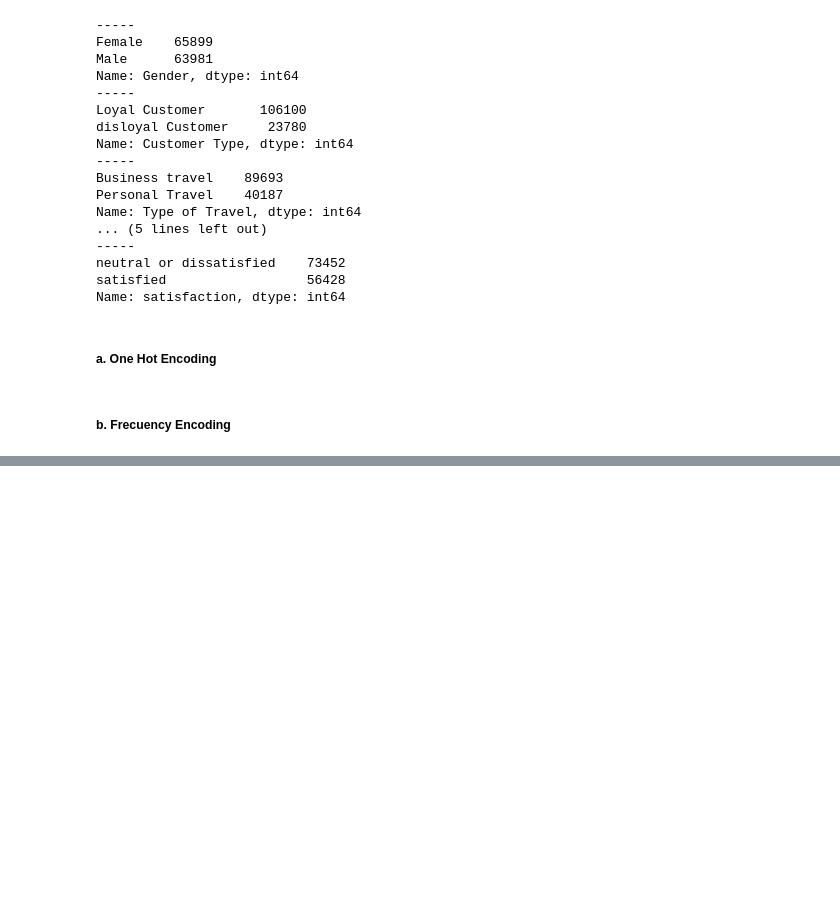
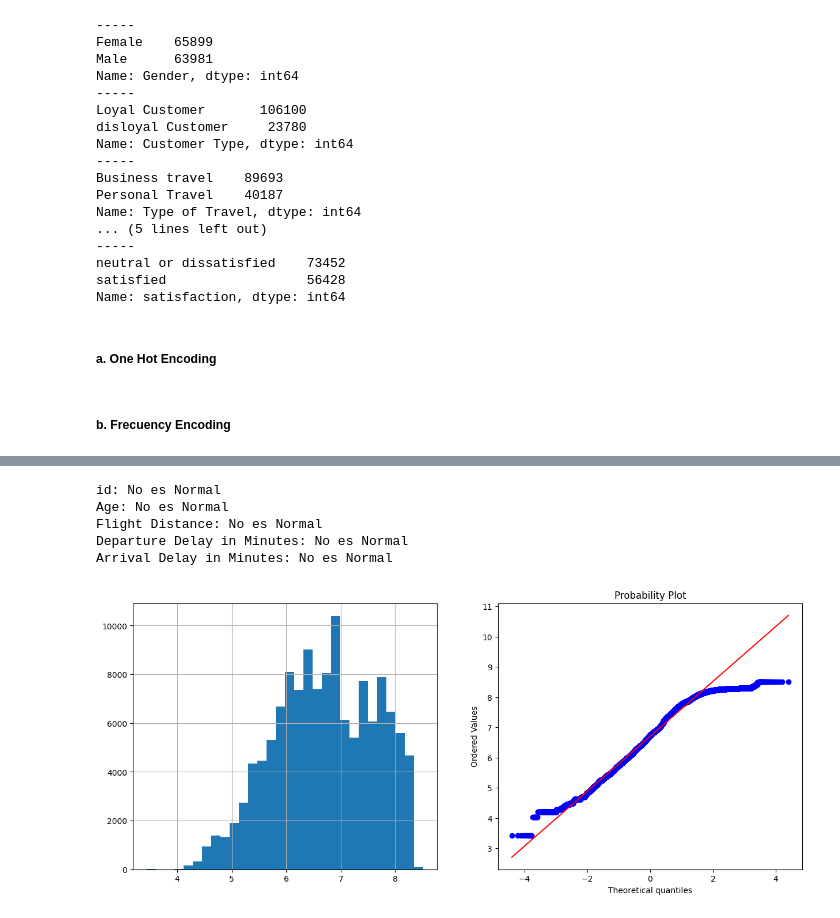
Before and after one commit to LeoContreras8/Proyecto_Final, a Jupyter notebook: analisis_exploratorio.ipynb, the cells around one changed output, grey strips where cells are left out. Cells and saved outputs as stored; diff of their text form; code cells hidden in the pictures; blank space fills up the shorter version.

```diff
--- a/analisis_exploratorio.ipynb
+++ b/analisis_exploratorio.ipynb
@@ -280,0 +393,23 @@ Name: satisfaction, dtype: int64
+# %%
+# Buscar la normalidad de las variables continuas con Shapiro
+
+for col in continuas:
+    shapiro_test=stats.shapiro(dataset[col])
+    if (shapiro_test.pvalue<0.05):
+        print(f'{col}: No es Normal ')
+    else:
+        print(f'{col}: Es Normal ')
+# %% [output]
+id: No es Normal
+Age: No es Normal
+Flight Distance: No es Normal
+Departure Delay in Minutes: No es Normal
+Arrival Delay in Minutes: No es Normal
+# %%
+# Se transforma a logaritmo la variable Flight Distance
+# El resto de variables no se transforma por tener ceros y media en la misma magnitud
+
+dataset['Flight Distance']=np.log(dataset['Flight Distance'])
+plot_density_qq(dataset,'Flight Distance')
+# %% [output]
+[figure, added]
```
Also changed, not shown: parts of 37 cells of this notebook.
